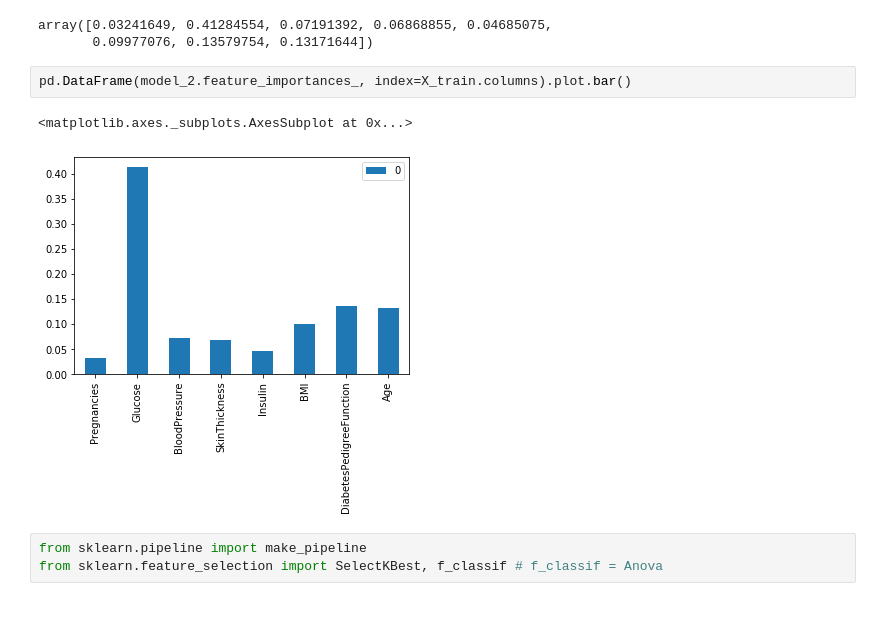
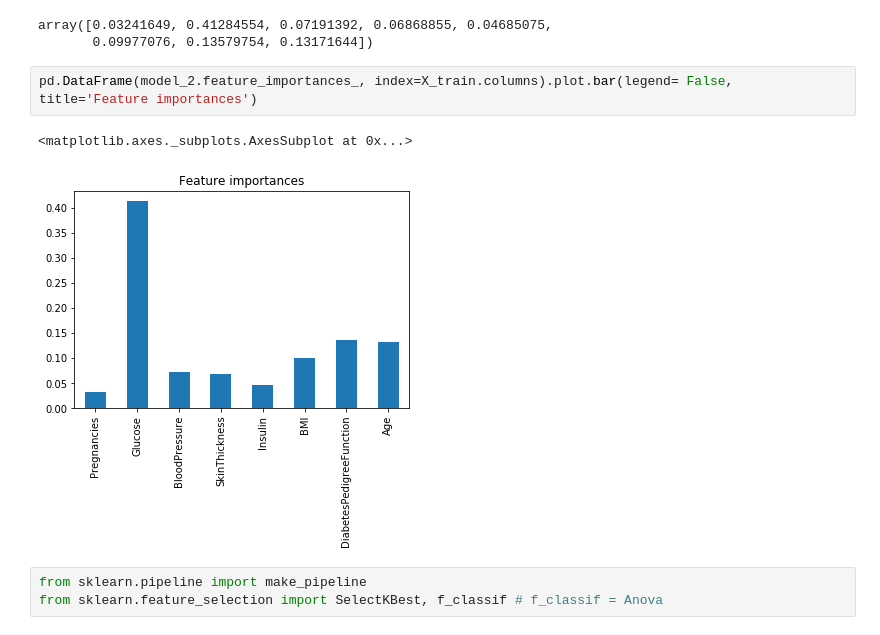
Before and after one commit to Abdelrazak-sakhri/diabete, a Jupyter notebook: Projet_diabete_Lamine_Mourad_Abdel.ipynb, the cells around one changed output. Drawn from its saved outputs; the diff is of its cells as text.

```diff
--- a/Projet_diabete_Lamine_Mourad_Abdel.ipynb
+++ b/Projet_diabete_Lamine_Mourad_Abdel.ipynb
@@ -432,10 +432,10 @@ model_2.feature_importances_
 array([0.03241649, 0.41284554, 0.07191392, 0.06868855, 0.04685075,
        0.09977076, 0.13579754, 0.13171644])
 # %%
-pd.DataFrame(model_2.feature_importances_, index=X_train.columns).plot.bar()
+pd.DataFrame(model_2.feature_importances_, index=X_train.columns).plot.bar(legend= False, title='Feature importances')
 # %% [output]
 <matplotlib.axes._subplots.AxesSubplot at 0x...>
-[figure, old version]
+[figure, new version]
 # %%
 from sklearn.pipeline import make_pipeline
 from sklearn.feature_selection import SelectKBest, f_classif # f_classif = Anova
```
Also changed, not shown: parts of 17 cells of this notebook.
